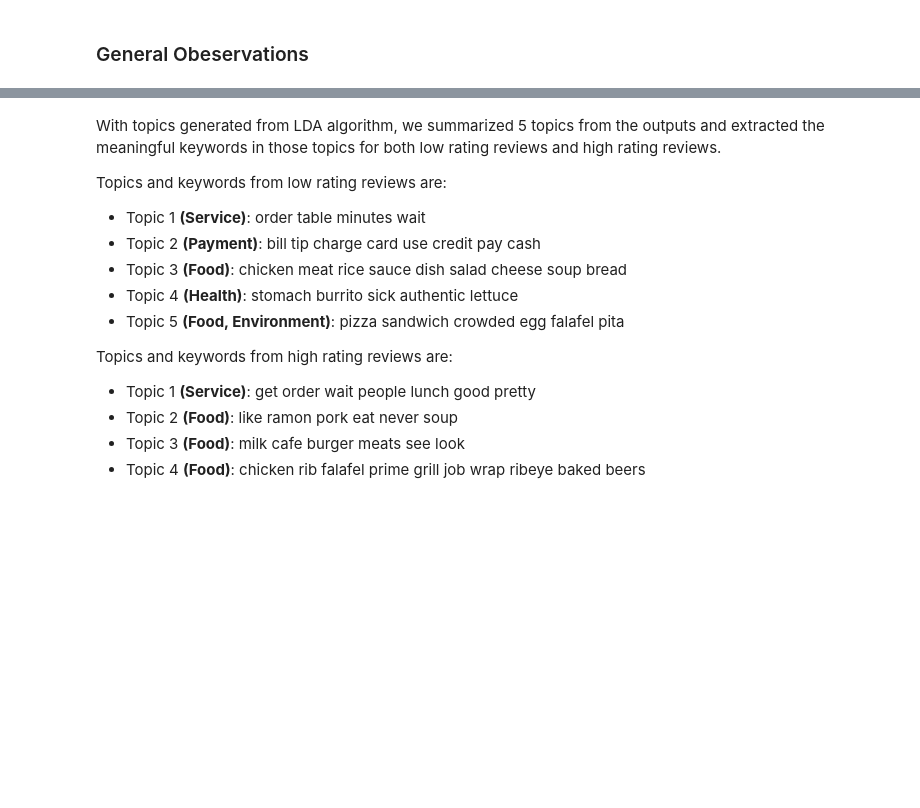
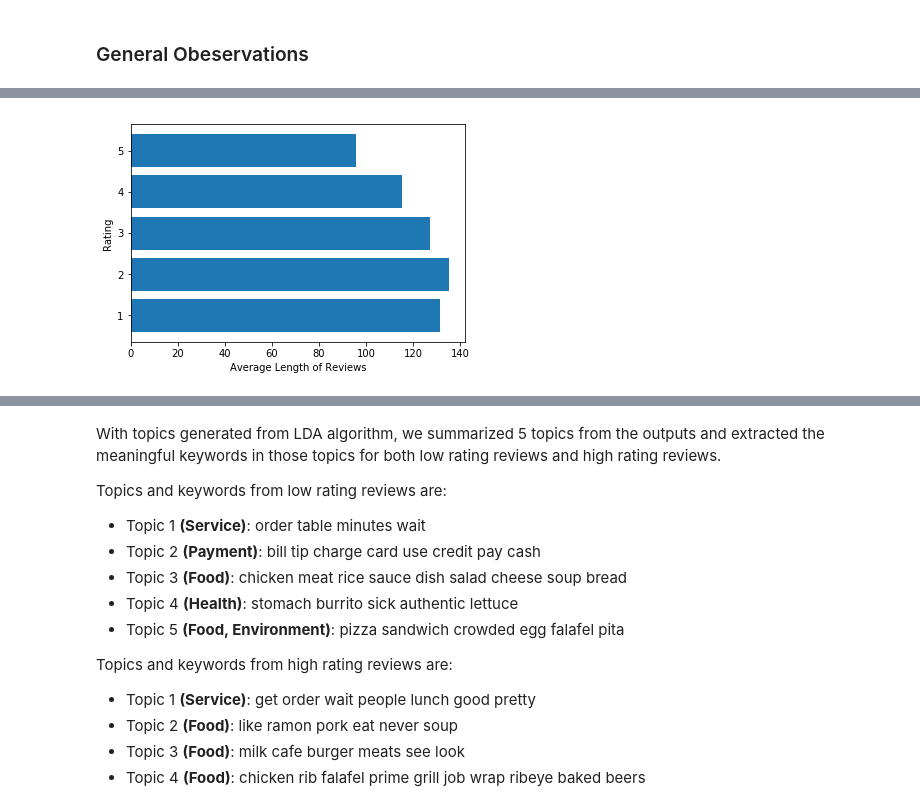
Before and after one commit to lulu2184/yelp-reviews-rating-prediction, a Jupyter notebook: restaurant_review_analysis.ipynb, the cells around one changed output, grey strips where cells are left out. Saved outputs shown, nothing was run; the diff lists cells and outputs as text; code cells hidden in the pictures; blank space fills up the shorter version.

```diff
--- a/restaurant_review_analysis.ipynb
+++ b/restaurant_review_analysis.ipynb
@@ -246,0 +320,20 @@ def text_process(text):
+# %%
+# There are totally 5 classes of rating, from 1 to 5.
+rating_classes = [1,2,3,4,5]
+
+fig, ax = plt.subplots()
+
+# Plot by bar graph
+plt.barh(rating_classes, average_length_list)
+
+# Label in x and y-axis
+ax.set_xlabel('Average Length of Reviews')
+ax.set_ylabel('Rating')
+
+# Save the figure
+plt.savefig("average_length.png")
+
+# Display
+plt.show()
+# %% [output]
+[figure, added]
```
Also changed, not shown: parts of 24 cells of this notebook.
